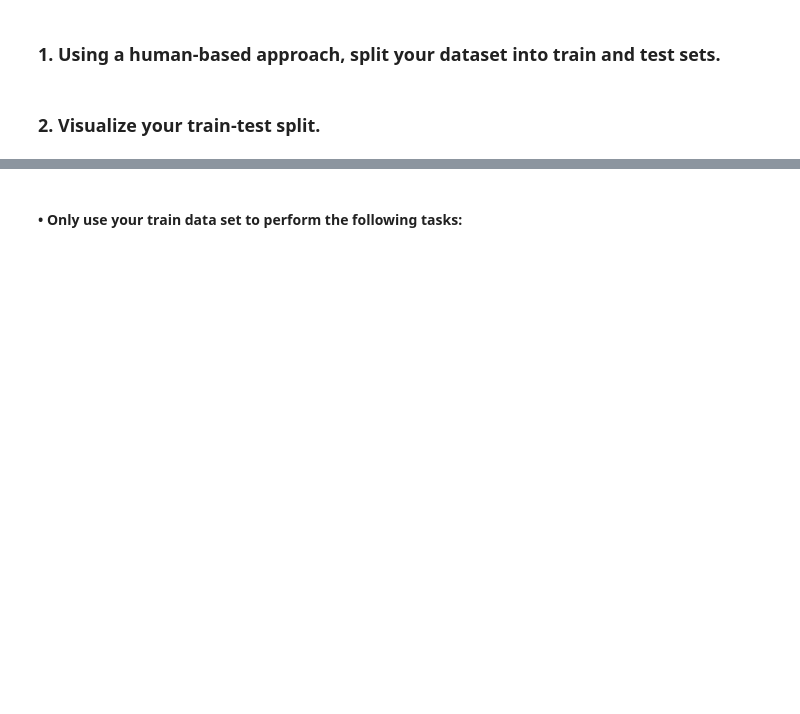
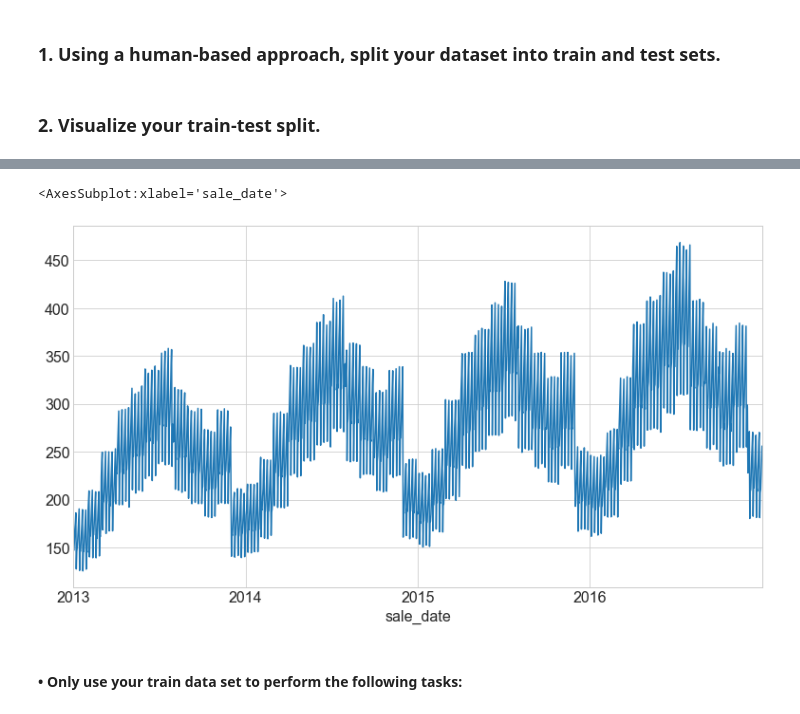
Before and after one commit to Yvette-Ibarra/time-series-exercises, a Jupyter notebook: explore.ipynb, the cells around one changed output, grey strips where cells are left out. Cells and saved outputs as stored; diff of their text form; code cells hidden in the pictures; blank space fills up the shorter version.

```diff
--- a/explore.ipynb
+++ b/explore.ipynb
@@ -96,3 +96,8 @@ df.sale_amount.plot.hist();
+# %%
+train.resample('D').sales_total.mean().plot()
+# %% [output]
+<AxesSubplot:xlabel='sale_date'>
+[figure, added]
 # %% [markdown]
 #### • Only use your train data set to perform the following tasks:
 # %% [markdown]
```
Also changed, not shown: parts of 103 cells of this notebook.
